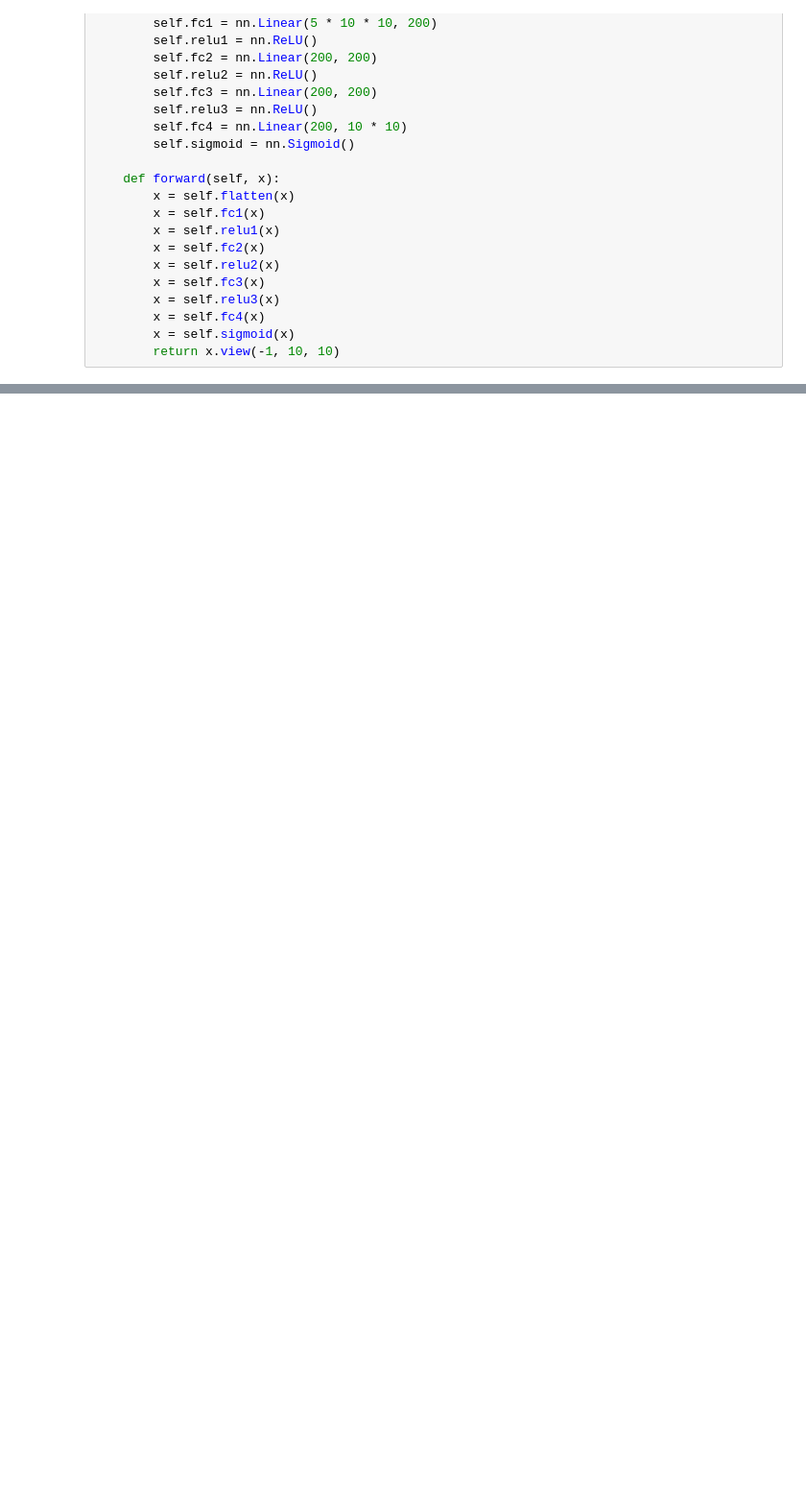
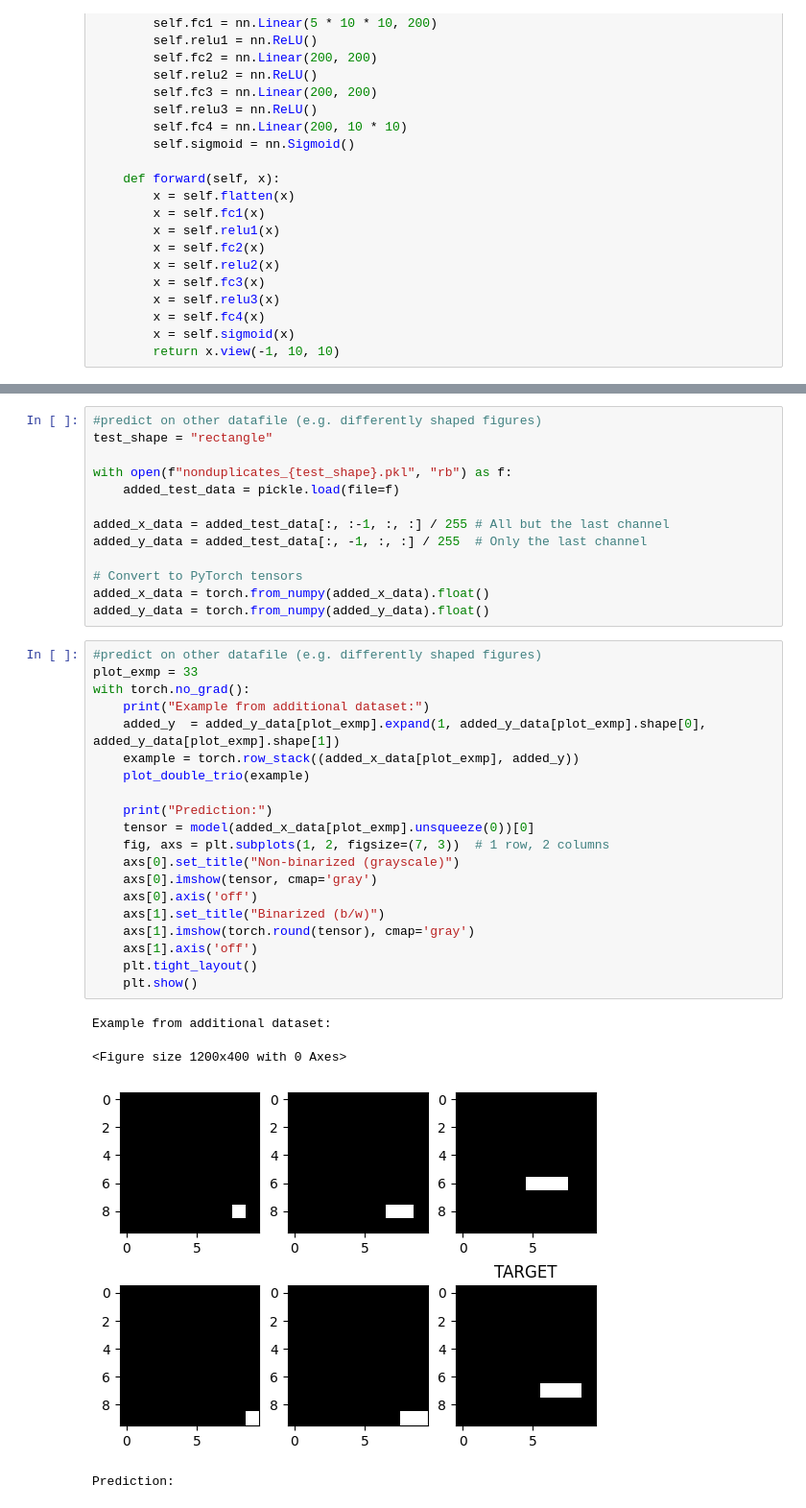
Before and after one commit to foger3/ARC_DeepLearning, a Jupyter notebook: make_analogies/make_analogies.ipynb, the cells around one changed output, grey strips where cells are left out. Shown at 96% size. Drawn from its saved outputs; the diff is of its cells as text; blank space fills up the shorter version.

```diff
--- a/make_analogies/make_analogies.ipynb
+++ b/make_analogies/make_analogies.ipynb
@@ -210,0 +245,38 @@ with torch.no_grad():
+# %%
+#predict on other datafile (e.g. differently shaped figures)
+test_shape = "rectangle"
+
+with open(f"nonduplicates_{test_shape}.pkl", "rb") as f:
+    added_test_data = pickle.load(file=f)
+
+added_x_data = added_test_data[:, :-1, :, :] / 255 # All but the last channel
+added_y_data = added_test_data[:, -1, :, :] / 255  # Only the last channel
+
+# Convert to PyTorch tensors
+added_x_data = torch.from_numpy(added_x_data).float()
+added_y_data = torch.from_numpy(added_y_data).float()
+# %%
+#predict on other datafile (e.g. differently shaped figures)
+plot_exmp = 33
+with torch.no_grad():
+    print("Example from additional dataset:")
+    added_y  = added_y_data[plot_exmp].expand(1, added_y_data[plot_exmp].shape[0], added_y_data[plot_exmp].shape[1])
+    example = torch.row_stack((added_x_data[plot_exmp], added_y))
+    plot_double_trio(example)
+
+    print("Prediction:")
+    tensor = model(added_x_data[plot_exmp].unsqueeze(0))[0]
+    fig, axs = plt.subplots(1, 2, figsize=(7, 3))  # 1 row, 2 columns
+    axs[0].set_title("Non-binarized (grayscale)")
+    axs[0].imshow(tensor, cmap='gray')
+    axs[0].axis('off')
+    axs[1].set_title("Binarized (b/w)")
+    axs[1].imshow(torch.round(tensor), cmap='gray')
+    axs[1].axis('off')
+    plt.tight_layout()
+    plt.show()
+# %% [output]
+Example from additional dataset:
+<Figure size 1200x400 with 0 Axes>
+[figure, added]
+Prediction:
```
Also changed, not shown: parts of 13 cells of this notebook, 2 other files.
